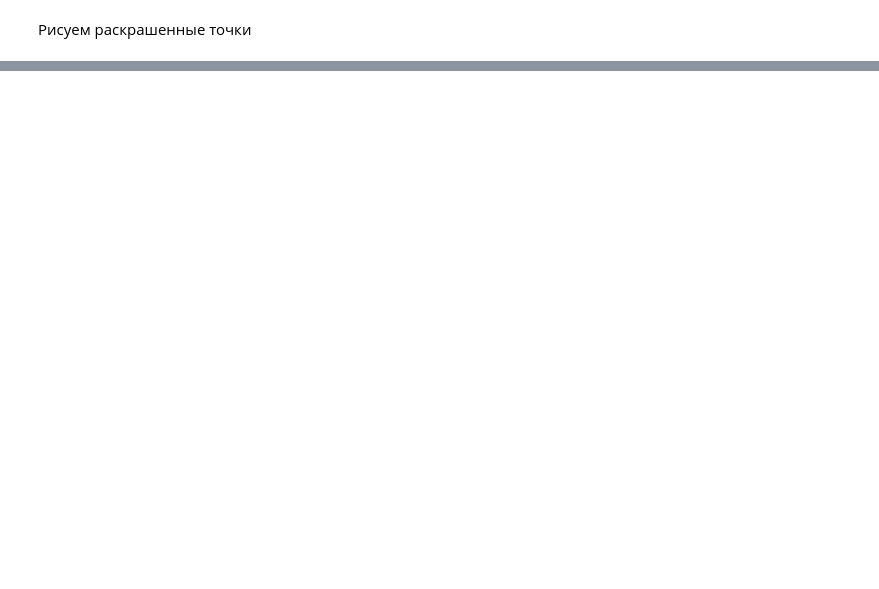
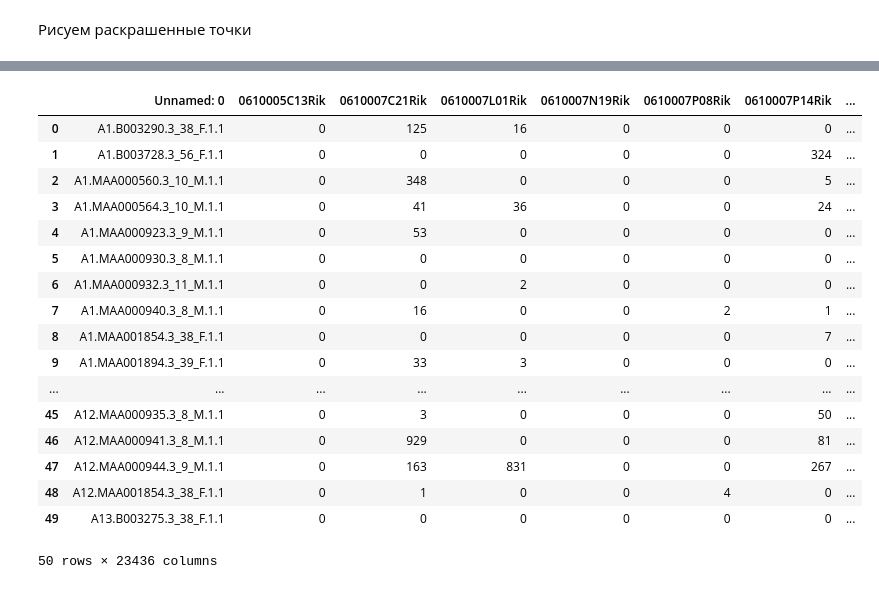
Before and after one commit to bobik2/Project1, a Jupyter notebook: Project.ipynb, the cells around one changed output, grey strips where cells are left out. Drawn from its saved outputs; the diff is of its cells as text; code cells hidden in the pictures; blank space fills up the shorter version.

```diff
--- a/Project.ipynb
+++ b/Project.ipynb
@@ -132,0 +165,24 @@ for i in range(7):
+# %%
+clustering = DBSCAN(eps=10000, min_samples=10).fit(scaledcounts.drop(['Unnamed: 0'], axis=1))
+# %%
+scaledcounts['cluster_hdbscan'] = clustering.labels_
+scaledcounts.head(50)
+# %% [output]
+|  | Unnamed: 0 | 0610005C13Rik | 0610007C21Rik | 0610007L01Rik | 0610007N19Rik | 0610007P08Rik | 0610007P14Rik | ... |
+| 0 | A1.B003290.3_38_F.1.1 | 0 | 125 | 16 | 0 | 0 | 0 | ... |
+| 1 | A1.B003728.3_56_F.1.1 | 0 | 0 | 0 | 0 | 0 | 324 | ... |
+| 2 | A1.MAA000560.3_10_M.1.1 | 0 | 348 | 0 | 0 | 0 | 5 | ... |
+| 3 | A1.MAA000564.3_10_M.1.1 | 0 | 41 | 36 | 0 | 0 | 24 | ... |
+| 4 | A1.MAA000923.3_9_M.1.1 | 0 | 53 | 0 | 0 | 0 | 0 | ... |
+| 5 | A1.MAA000930.3_8_M.1.1 | 0 | 0 | 0 | 0 | 0 | 0 | ... |
+| 6 | A1.MAA000932.3_11_M.1.1 | 0 | 0 | 2 | 0 | 0 | 0 | ... |
+| 7 | A1.MAA000940.3_8_M.1.1 | 0 | 16 | 0 | 0 | 2 | 1 | ... |
+| 8 | A1.MAA001854.3_38_F.1.1 | 0 | 0 | 0 | 0 | 0 | 7 | ... |
+| 9 | A1.MAA001894.3_39_F.1.1 | 0 | 33 | 3 | 0 | 0 | 0 | ... |
+| ... | ... | ... | ... | ... | ... | ... | ... | ... |
+| 45 | A12.MAA000935.3_8_M.1.1 | 0 | 3 | 0 | 0 | 0 | 50 | ... |
+| 46 | A12.MAA000941.3_8_M.1.1 | 0 | 929 | 0 | 0 | 0 | 81 | ... |
+| 47 | A12.MAA000944.3_9_M.1.1 | 0 | 163 | 831 | 0 | 0 | 267 | ... |
+| 48 | A12.MAA001854.3_38_F.1.1 | 0 | 1 | 0 | 0 | 4 | 0 | ... |
+| 49 | A13.B003275.3_38_F.1.1 | 0 | 0 | 0 | 0 | 0 | 0 | ... |
+50 rows × 23436 columns
```
Also changed, not shown: parts of 18 cells of this notebook.
